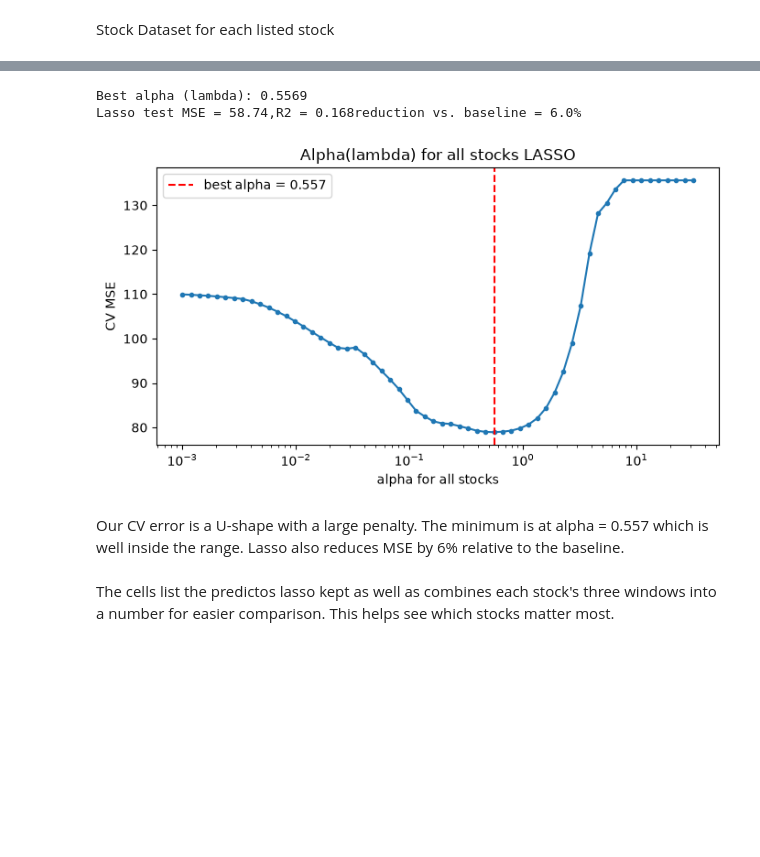
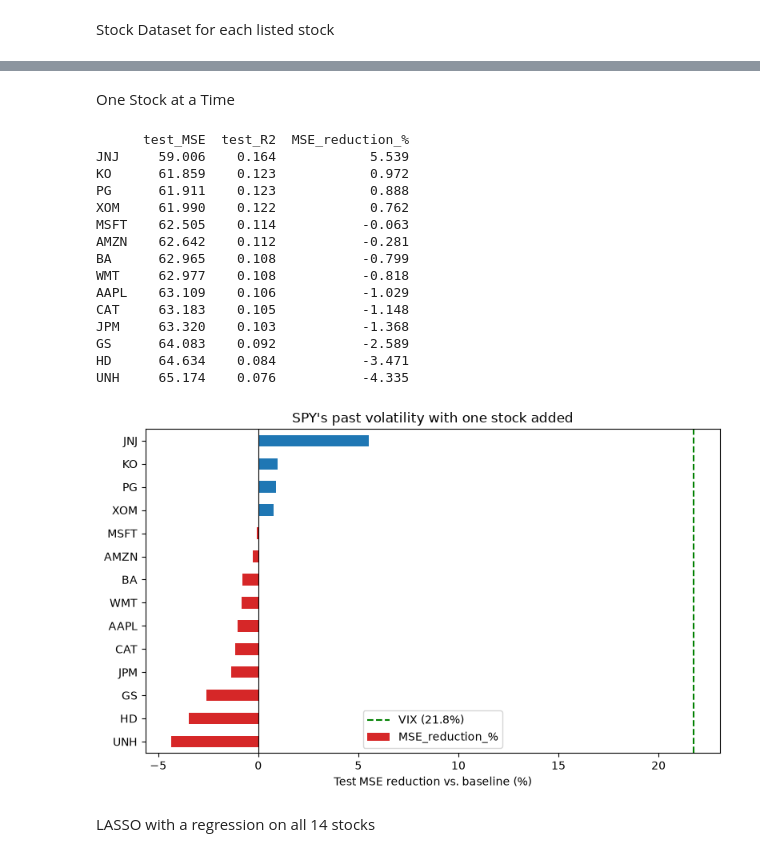
Before and after one commit to clayhunt/381-Final-Project, a Jupyter notebook: Install_finance.ipynb, the cells around one changed output, grey strips where cells are left out. Saved outputs shown, nothing was run; the diff lists cells and outputs as text; code cells hidden in the pictures; blank space fills up the shorter version.

```diff
--- a/Install_finance.ipynb
+++ b/Install_finance.ipynb
@@ -415,45 +269,45 @@ TSCV = TimeSeriesSplit(n_splits=5, gap=5)   # this splits time series data for C
+# %% [markdown]
+One Stock at a Time
 # %%
-def fit_lasso_cv(cols, y=None, alphas=np.logspace(-3,1.5,60)):
-    """"Standardizing + LASSO, choosing lambda (alpha) via CV"""
-    y = y_tr if y is None else y
-    pipe = Pipeline([
-        ('scaler', StandardScaler()),
-        ('lasso', Lasso(max_iter=100_000)),
-    ])
+rows = []
+for t in TICKERS:
+    # Baseline + this one stock's past week, month, and quarter
+    cols = BASELINE_COLS + [f"{t}_vol_5d", f"{t}_vol_21d", f"{t}_vol_63d"]
+    scores, _ = fit_and_score(cols)
+    scores["MSE_reduction_%"] = pct_reduct(scores["test_MSE"])
+    rows.append(pd.Series(scores, name=t))
 
-    search = GridSearchCV(pipe, {"lasso__alpha": alphas}, cv=TSCV,
-                          scoring = 'neg_mean_squared_error')
-    search.fit(X_train[cols],y)
-    return search
+stock_rank = pd.DataFrame(rows).sort_values("MSE_reduction_%").round(3)
+print(stock_rank.iloc[::-1])             # best stock first
 
-lasso_search = fit_lasso_cv(ALL_STOCK_COLS)
-best_alpha = lasso_search.best_params_['lasso__alpha']
-lasso_scores = score(lasso_search.predict(X_test[ALL_STOCK_COLS]))
+vix_reduction = pct_reduct(vix_scores["test_MSE"])
 
-print(f"Best alpha (lambda): {best_alpha:.4f}")
-print(f"Lasso test MSE = {lasso_scores['test_MSE']:.2f},"
-      f"R2 = {lasso_scores['test_R2']:.3f}"
-      f"reduction vs. baseline = {pct_reduct(lasso_scores['test_MSE']):.1f}%")
-
-# CV error: shows how alpha was chosen
-alphas = np.array(lasso_search.cv_results_["param_lasso__alpha"], dtype = float)
-cv_mse = -lasso_search.cv_results_["mean_test_score"]
-
-fig, ax = plt.subplots(figsize=(7,4))
-ax.semilogx(alphas,cv_mse,marker=".")
-ax.axvline(best_alpha, color = "red", ls = "--", label = f"best alpha = {best_alpha:.3g}")
-ax.set_xlabel("alpha for all stocks")
-ax.set_ylabel("CV MSE")
-ax.set_title("Alpha(lambda) for all stocks LASSO")
-ax.legend()
+colors = ["tab:blue" if v > 0 else "tab:red" for v in stock_rank["MSE_reduction_%"]]
+stock_rank["MSE_reduction_%"].plot(kind="barh", figsize=(8, 5), color=colors)
+plt.axvline(vix_reduction, color="green", ls="--", label=f"VIX ({vix_reduction:.1f}%)")
+plt.axvline(0, color="black", lw=0.8)
+plt.xlabel("Test MSE reduction vs. baseline (%)")
+plt.title("SPY's past volatility with one stock added")
+plt.legend()
 plt.tight_layout()
 plt.show()
 # %% [output]
-Best alpha (lambda): 0.5569
-Lasso test MSE = 58.74,R2 = 0.168reduction vs. baseline = 6.0%
+      test_MSE  test_R2  MSE_reduction_%
+JNJ     59.006    0.164            5.539
+KO      61.859    0.123            0.972
+PG      61.911    0.123            0.888
+XOM     61.990    0.122            0.762
+MSFT    62.505    0.114           -0.063
+AMZN    62.642    0.112           -0.281
+BA      62.965    0.108           -0.799
+WMT     62.977    0.108           -0.818
+AAPL    63.109    0.106           -1.029
+CAT     63.183    0.105           -1.148
+JPM     63.320    0.103           -1.368
+GS      64.083    0.092           -2.589
+HD      64.634    0.084           -3.471
+UNH     65.174    0.076           -4.335
-[figure, old version]
+[figure, new version]
-# %% [markdown]
-Our CV error is a U-shape with a large penalty. The minimum is at alpha = 0.557 which is well inside the range. Lasso also reduces MSE by 6% relative to the baseline.
 # %% [markdown]
-The cells list the predictos lasso kept as well as combines each stock's three windows into a number for easier comparison. This helps see which stocks matter most.
+LASSO with a regression on all 14 stocks
 # %%
```
Also changed, not shown: parts of 41 cells of this notebook.
